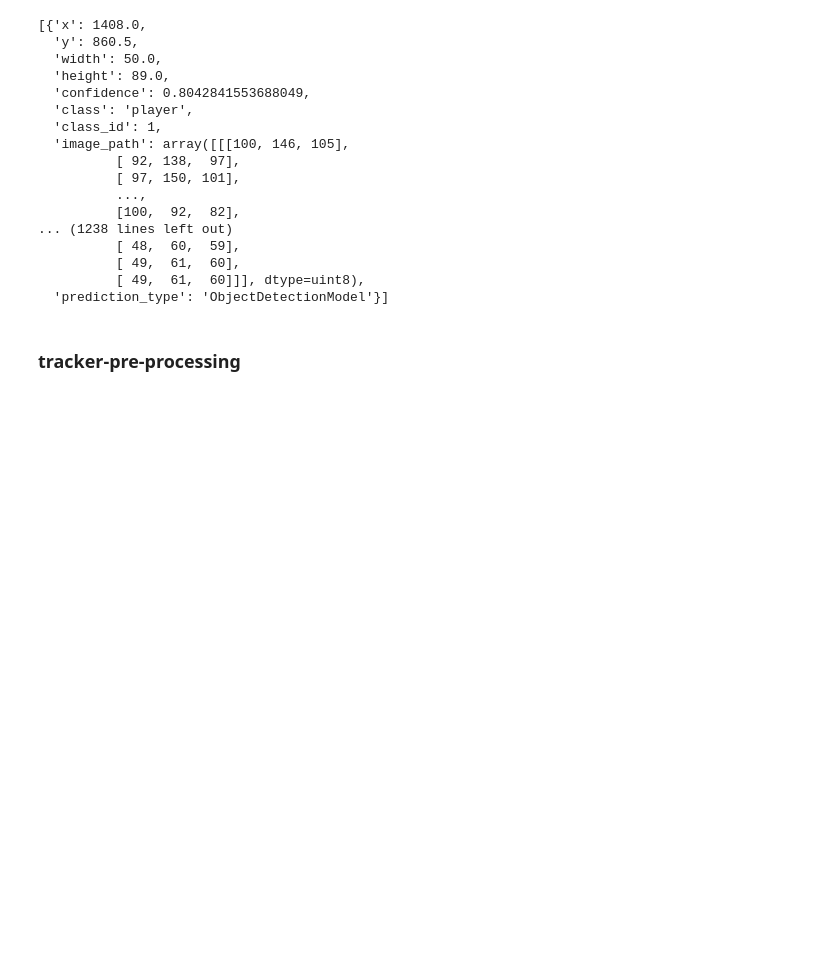
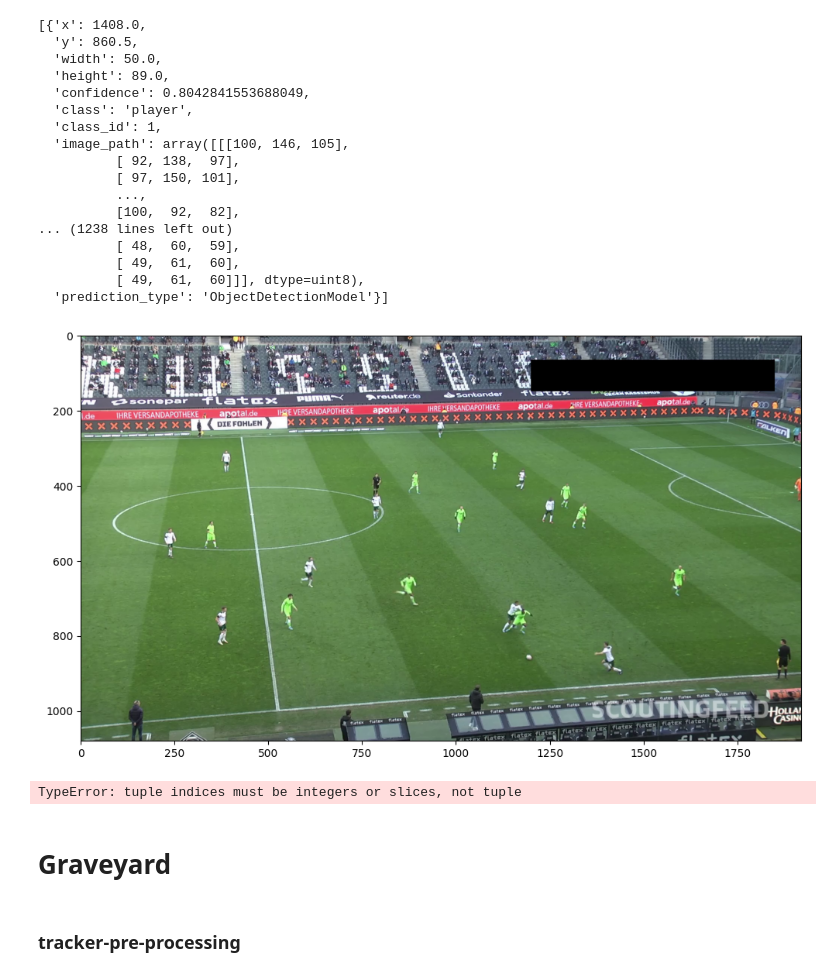
Before and after one commit to mauriceschneeberger/ISE, a Jupyter notebook: tracking_dev.ipynb, the cells around one changed output. Drawn from its saved outputs; the diff is of its cells as text; code cells hidden in the pictures; blank space fills up the shorter version.

```diff
--- a/tracking_dev.ipynb
+++ b/tracking_dev.ipynb
@@ -6,0 +13,8 @@ import detect_tracker_utils as detec_maurice
+# %%
+root = os.getcwd()
+print(root)
+rf = Roboflow(api_key="fCbJjQ448zoEhTgENRcv")
+project = rf.workspace().project("bundesliga-data-shootout-a411n")
+model = project.version(4).model
+SOURCE_VIDEO_PATH = "C:\\Users\\mauri\\Documents\\Github\\ISE\\data\\clips\\08fd33_4.mp4"
+frame_iterator = iter(utils_maurice.generate_frames(video_file=SOURCE_VIDEO_PATH))
@@ -6,0 +46,3 @@ import detect_tracker_utils as detec_maurice
+# %%
+frame = next(frame_iterator)
+results = model.predict(frame, confidence=40, overlap=30).json()['predictions']
@@ -19,7 +219,7 @@ model = project.version(4).model
 loading Roboflow workspace...
 loading Roboflow project...
 # %%
-SOURCE_VIDEO_PATH = 'C:\\Users\\mauri\\OneDrive\\Dokumente\\GitHub\\ISE\\data\\clips\\08fd33_4.mp4'
+SOURCE_VIDEO_PATH = "C:\\Users\\mauri\\Documents\\Github\\ISE\\data\\clips\\08fd33_4.mp4"
 # %%
 frame_iterator = iter(utils_maurice.generate_frames(video_file=SOURCE_VIDEO_PATH))
 # %%
@@ -55,6 +250,60 @@ results['predictions']
           [ 49,  61,  60],
           [ 49,  61,  60]]], dtype=uint8),
   'prediction_type': 'ObjectDetectionModel'}]
+# %%
+import cv2
+import numpy as np
+from deep_sort.deep_sort import nn_matching
+from deep_sort.deep_sort.detection import Detection
+from deep_sort.deep_sort.tracker import Tracker
+import utils as utils_maurice
+import matplotlib.pyplot as plt
+
+# Initialize Deep SORT tracker components
+metric = nn_matching.NearestNeighborDistanceMetric("cosine", 0.2)
+tracker = Tracker(metric)
+
+SOURCE_VIDEO_PATH = "C:\\Users\\mauri\\Documents\\Github\\ISE\\data\\clips\\08fd33_4.mp4"
+frame_iterator = utils_maurice.generate_frames(video_file=SOURCE_VIDEO_PATH)
+
+for frame in frame_iterator:
+    # Replace this with your object detection code
+    results = model.predict(frame, confidence=40, overlap=30).json()
+
+    # Adjust the keys based on the actual structure of your predictions
+    detections = [
+        Detection(
+            [result['x'], result['y'], result['x'] + result['width'], result['y'] + result['height']],
+            result['confidence'],
+            None  # You can provide the feature if available, otherwise set it to None
+        )
+        for result in results['predictions']
+    ]
+
+    # Update the tracker with the new detections
+    tracker.predict()
+    tracker.update(detections)
+
+    # Process the tracking results as needed
+    # Example: draw bounding boxes
+    for track in tracker.tracks:
+        if not track.is_confirmed() or track.time_since_update > 1:
+            continue
+        bbox = track.to_tlwh()  # top left x, top left y, width, height
+        track_id = track.track_id
+
+        cv2.rectangle(frame, (int(bbox[0]), int(bbox[1])), (int(bbox[0] + bbox[2]), int(bbox[1] + bbox[3])), (0, 255, 0), 2)
+        cv2.putText(frame, f"ID: {track_id}", (int(bbox[0]), int(bbox[1]) - 10), cv2.FONT_HERSHEY_SIMPLEX, 0.5, (0, 255, 0), 2)
+
+    # Display the frame with tracking information using Matplotlib
+    utils_maurice.plot_image(frame)
+
+# No need for cv2.destroyAllWindows() when using Matplotlib
+# %% [output]
+[figure, added]
+TypeError: tuple indices must be integers or slices, not tuple
+# %% [markdown]
+# Graveyard
 # %% [markdown]
 ### tracker-pre-processing
 # %%
```
Also changed, not shown: parts of 15 cells of this notebook, 6 other files.
